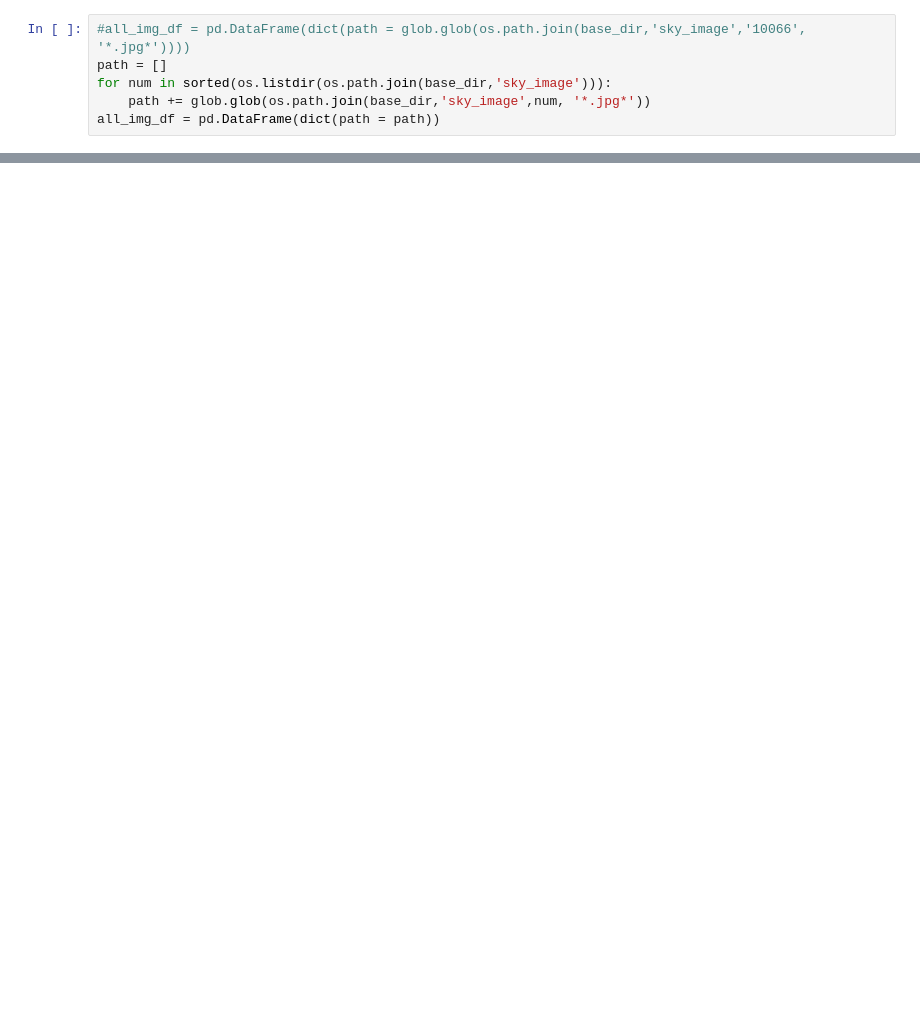
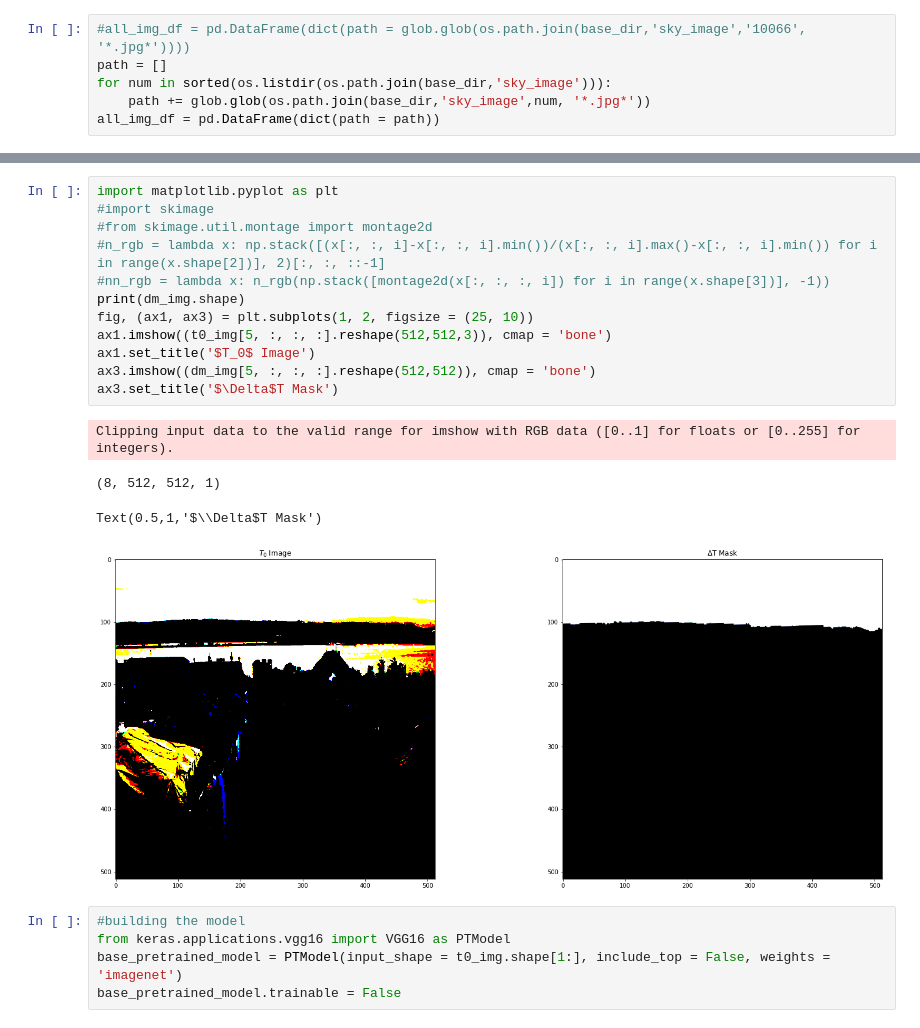
Before and after one commit to shruthisr014/unet_segmentation, a Jupyter notebook: VGG_UNET_sky.ipynb, the cells around one changed output, grey strips where cells are left out. Drawn from its saved outputs; the diff is of its cells as text; blank space fills up the shorter version.

Commit message:
basic vgg unet sky_mask

```diff
--- a/VGG_UNET_sky.ipynb
+++ b/VGG_UNET_sky.ipynb
@@ -42,0 +130,22 @@ def train_test_split_on_group()
+# %%
+import matplotlib.pyplot as plt
+#import skimage
+#from skimage.util.montage import montage2d
+#n_rgb = lambda x: np.stack([(x[:, :, i]-x[:, :, i].min())/(x[:, :, i].max()-x[:, :, i].min()) for i in range(x.shape[2])], 2)[:, :, ::-1]
+#nn_rgb = lambda x: n_rgb(np.stack([montage2d(x[:, :, :, i]) for i in range(x.shape[3])], -1))
+print(dm_img.shape)
+fig, (ax1, ax3) = plt.subplots(1, 2, figsize = (25, 10))
+ax1.imshow((t0_img[5, :, :, :].reshape(512,512,3)), cmap = 'bone')
+ax1.set_title('$T_0$ Image')
+ax3.imshow((dm_img[5, :, :, :].reshape(512,512)), cmap = 'bone')
+ax3.set_title('$\Delta$T Mask')
+# %% [output]
+Clipping input data to the valid range for imshow with RGB data ([0..1] for floats or [0..255] for integers).
+(8, 512, 512, 1)
+Text(0.5,1,'$\\Delta$T Mask')
+[figure, added]
+# %%
+#building the model
+from keras.applications.vgg16 import VGG16 as PTModel
+base_pretrained_model = PTModel(input_shape = t0_img.shape[1:], include_top = False, weights = 'imagenet')
+base_pretrained_model.trainable = False
```
Also changed, not shown: parts of 19 cells of this notebook, 1 other file.
